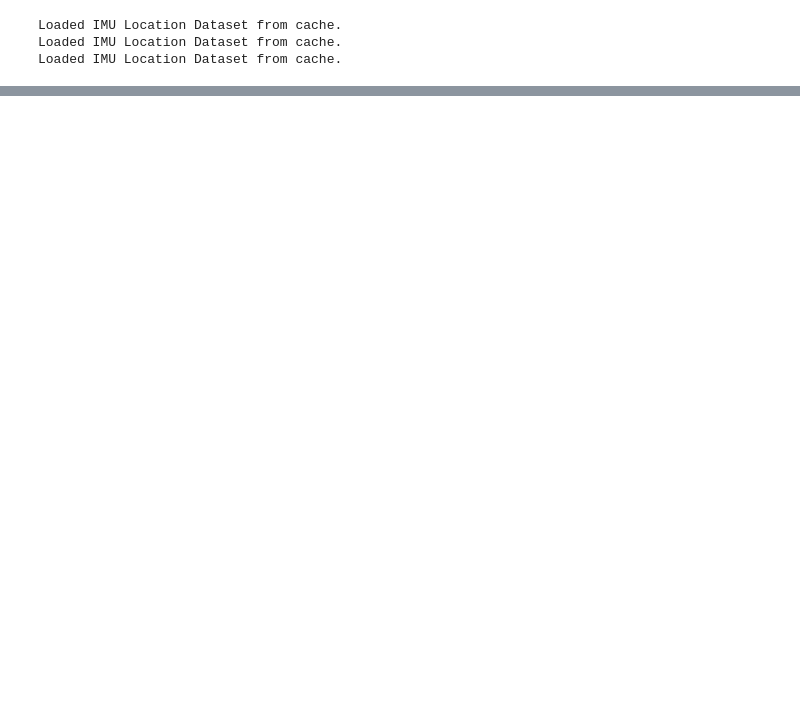
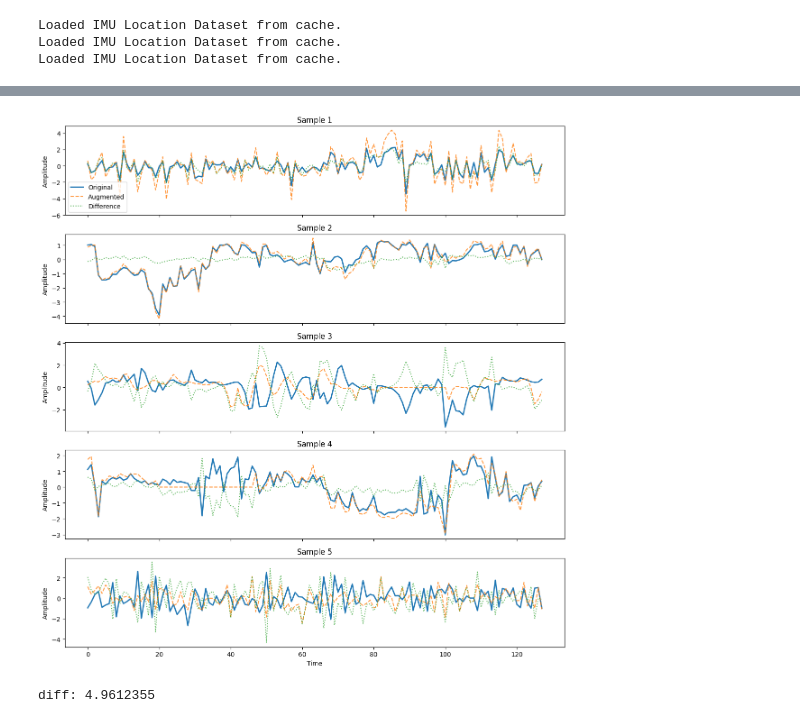
Before and after one commit to tk-king/TinyHARFoundation, a Jupyter notebook: notebooks/pretrain.ipynb, the cells around one changed output, grey strips where cells are left out. Saved outputs shown, nothing was run; the diff lists cells and outputs as text; code cells hidden in the pictures; blank space fills up the shorter version.

```diff
--- a/notebooks/pretrain.ipynb
+++ b/notebooks/pretrain.ipynb
@@ -224,0 +254,75 @@ plot_tsne(res.xy, labels=sampled_labels, title="Backbone embeddings (train)")
+# %%
+from src.Data.InertialAugmentRandomCombo import InertialAugmentRandomCombo, AugConfig
+
+
+cfg = AugConfig(
+    probs={"scale": 1.0, "jitter": 1.0, "time_shift": 0.8, "time_mask": 0.8, "resample": 0.8, "rotate": 0.5},
+    min_ops=2,
+    max_ops=5,
+    jitter_std=0.08,
+    scale_jitter=0.5,
+    time_mask_ratio=0.15,
+    max_time_shift=50,
+    resample_min_factor=0.7,
+    resample_max_factor=1.3,
+    max_rotate_deg=30.0,
+    randomize_params=True,
+    param_jitter=0.5,
+)
+
+augmenter = InertialAugmentRandomCombo(cfg)
+
+samples = merged_dataset.train.samples[0:5]
+samples = np.expand_dims(samples, axis=1)
+
+augmented_samples = augmenter(samples)
+
+
+import matplotlib.pyplot as plt
+
+num_samples = 5
+
+fig, axes = plt.subplots(
+    nrows=num_samples,
+    ncols=1,
+    figsize=(12, 2.5 * num_samples),
+    sharex=True
+)
+
+for i in range(num_samples):
+    axes[i].plot(
+        samples[i, 0, :, 0],
+        label="Original",
+        linewidth=2
+    )
+
+    axes[i].plot(
+        augmented_samples[i, 0, :, 0],
+        label="Augmented",
+        linestyle="--",
+        alpha=0.8
+    )
+
+    axes[i].plot(
+        augmented_samples[i, 0, :, 0] - samples[i, 0, :, 0],
+        label="Difference",
+        linestyle=":",
+        alpha=0.8
+    )
+
+    axes[i].set_title(f"Sample {i+1}")
+    axes[i].set_ylabel("Amplitude")
+
+    # show legend only once
+    if i == 0:
+        axes[i].legend()
+
+axes[-1].set_xlabel("Time")
+plt.tight_layout()
+plt.show()
+
+
+print("diff:", np.max(np.abs(samples - augmented_samples)))
+# %% [output]
+[figure, added]
+diff: 4.9612355
```
Also changed, not shown: parts of 13 cells of this notebook, 11 other files.
